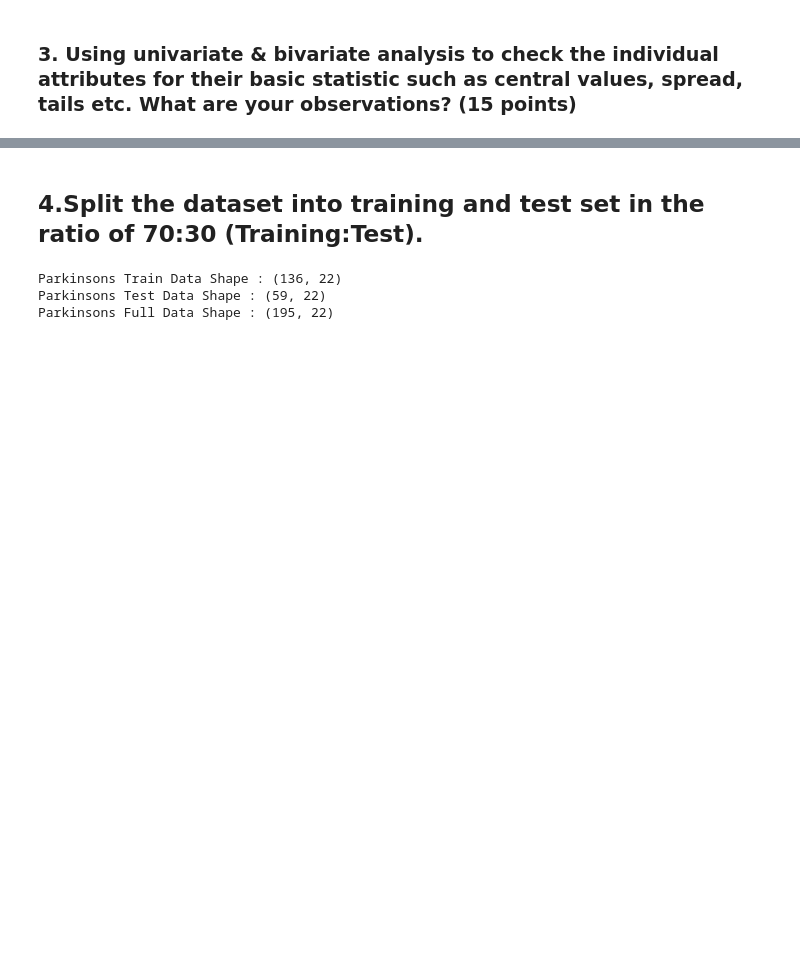
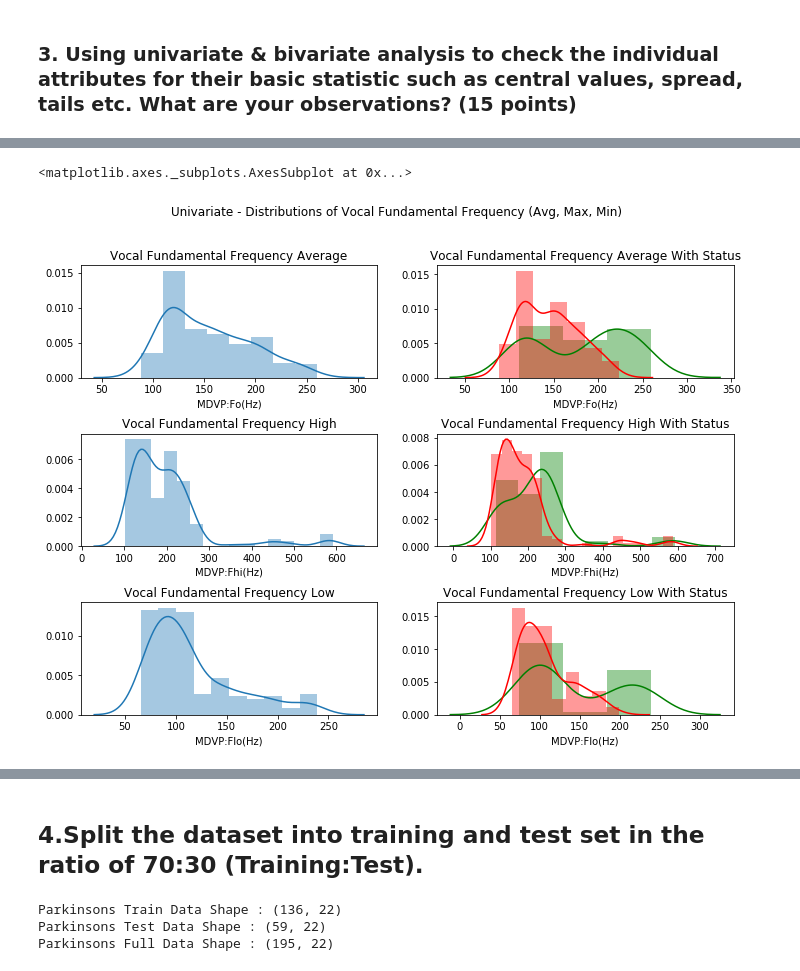
Before and after one commit to GreatLearningAIML1/bangalore-feb-batch-krishnakarthi, a Jupyter notebook: Projects/R3_EnsembleTechnique/EnsembleTechnique_R3_Project1.ipynb, the cells around one changed output, grey strips where cells are left out. Drawn from its saved outputs; the diff is of its cells as text; code cells hidden in the pictures; blank space fills up the shorter version.

```diff
--- a/Projects/R3_EnsembleTechnique/EnsembleTechnique_R3_Project1.ipynb
+++ b/Projects/R3_EnsembleTechnique/EnsembleTechnique_R3_Project1.ipynb
@@ -103,0 +125,21 @@ parkinsons_df.describe()
+# %%
+#Univariate - Distributions of Vocal Fundamental Frequency (Avg, Max, Min)
+a4_dims = (11.7, 8.27)
+fig, ax = plt.subplots(nrows=3, ncols=2,figsize=a4_dims)
+fig.subplots_adjust(hspace=0.5)
+fig.suptitle('Univariate - Distributions of Vocal Fundamental Frequency (Avg, Max, Min)')
+
+sns.distplot(parkinsons_df["MDVP:Fo(Hz)"],ax=ax[0][0]).set_title('Vocal Fundamental Frequency Average');
+sns.distplot( parkinsons_df[parkinsons_df["status"] == 0]['MDVP:Fo(Hz)'], color = 'green',ax=ax[0][1]).set_title('Vocal Fundamental Frequency Average With Status');
+sns.distplot( parkinsons_df[parkinsons_df["status"] == 1]['MDVP:Fo(Hz)'], color = 'red',ax=ax[0][1])
+
+sns.distplot(parkinsons_df["MDVP:Fhi(Hz)"],ax=ax[1][0]).set_title('Vocal Fundamental Frequency High');
+sns.distplot( parkinsons_df[parkinsons_df["status"] == 0]['MDVP:Fhi(Hz)'], color = 'green',ax=ax[1][1]).set_title('Vocal Fundamental Frequency High With Status');
+sns.distplot( parkinsons_df[parkinsons_df["status"] == 1]['MDVP:Fhi(Hz)'], color = 'red',ax=ax[1][1])
+
+sns.distplot(parkinsons_df["MDVP:Flo(Hz)"],ax=ax[2][0]).set_title('Vocal Fundamental Frequency Low');
+sns.distplot( parkinsons_df[parkinsons_df["status"] == 0]['MDVP:Flo(Hz)'], color = 'green',ax=ax[2][1]).set_title('Vocal Fundamental Frequency Low With Status')
+sns.distplot( parkinsons_df[parkinsons_df["status"] == 1]['MDVP:Flo(Hz)'], color = 'red',ax=ax[2][1])
+# %% [output]
+<matplotlib.axes._subplots.AxesSubplot at 0x...>
+[figure, added]
```
Also changed, not shown: parts of 17 cells of this notebook.
